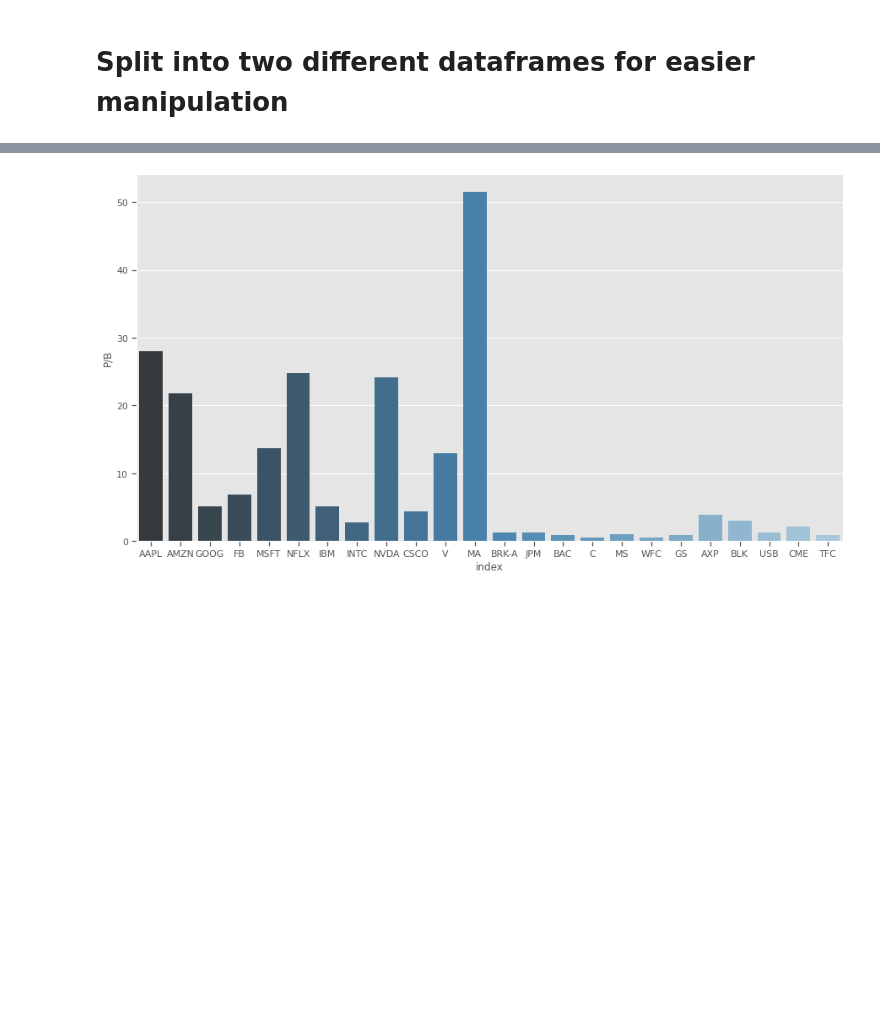
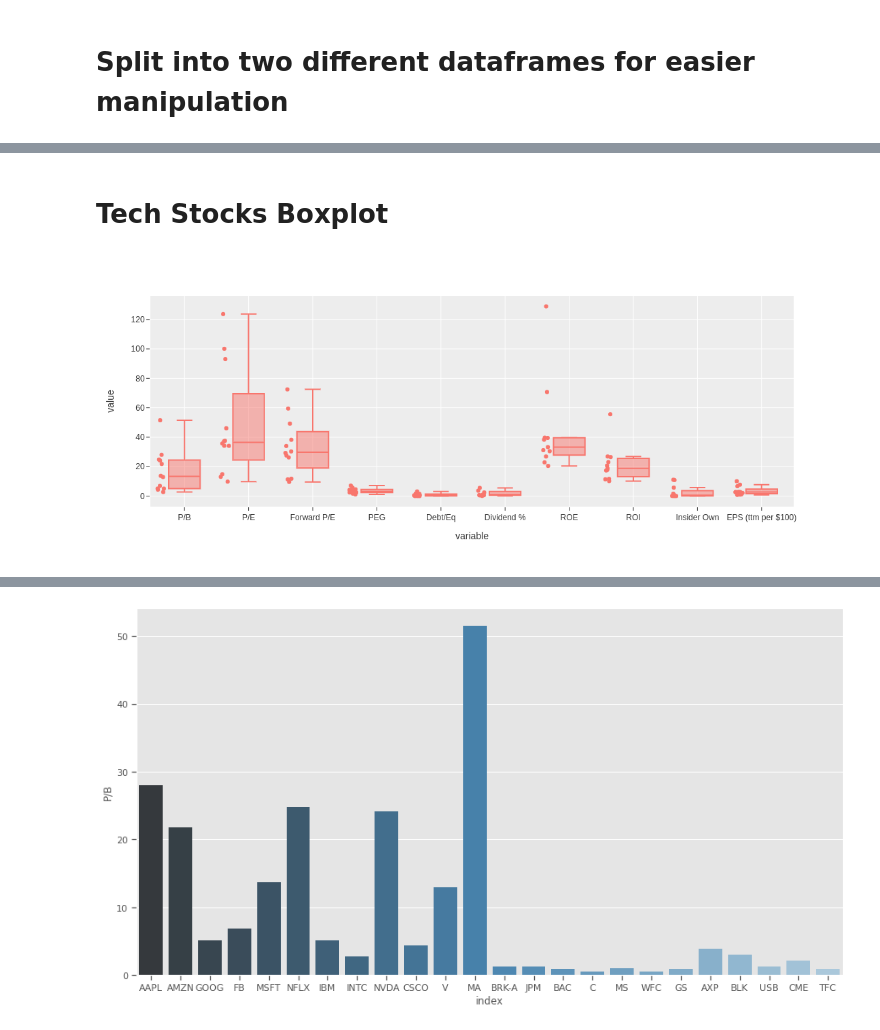
Before and after one commit to gabrielziegler3/Finance-EDA, a Jupyter notebook: financial-eda.ipynb, the cells around one changed output, grey strips where cells are left out. Drawn from its saved outputs; the diff is of its cells as text; code cells hidden in the pictures; blank space fills up the shorter version.

Commit message:
Add boxplots
Signed-off-by: Gabriel Ziegler <gabrielziegler3@gmail.com>

```diff
--- a/financial-eda.ipynb
+++ b/financial-eda.ipynb
@@ -143,6 +141,7 @@ df
 # %% [markdown]
 # Preprocess numerical information
 # %%
+df = raw_df.copy()
 df['Dividend %'] = df['Dividend %'].str.replace('%', '')
 df['ROE'] = df['ROE'].str.replace('%', '')
 df['ROI'] = df['ROI'].str.replace('%', '')
@@ -159,0 +169,3 @@ df.head()
+# %%
+df["EPS (ttm per $100)"] = df["EPS (ttm)"] / df["Price"] * 100
+df.head()
@@ -160,5 +183,11 @@ df.head()
+# %%
+wanted_feats = [
+    'P/B', 'P/E', 'Forward P/E', 'PEG', 'Debt/Eq',
+    'Dividend %', 'ROE', 'ROI', 'Insider Own',
+    'EPS (ttm per $100)'
+]
 # %% [markdown]
 # Split into two different dataframes for easier manipulation
 # %%
-fin_df = df[df.index.isin(financial_stocks)]
-tech_df = df[df.index.isin(tech_stocks)]
+fin_df = df[df.index.isin(financial_stocks)][wanted_feats]
+tech_df = df[df.index.isin(tech_stocks)][wanted_feats]
@@ -166,0 +202,6 @@ tech_df = df[df.index.isin(tech_stocks)]
+# %% [markdown]
+# Tech Stocks Boxplot
+# %%
+px.box(tech_df, points='all')
+# %% [output]
+[figure, added]
```
Also changed, not shown: parts of 16 cells of this notebook.
